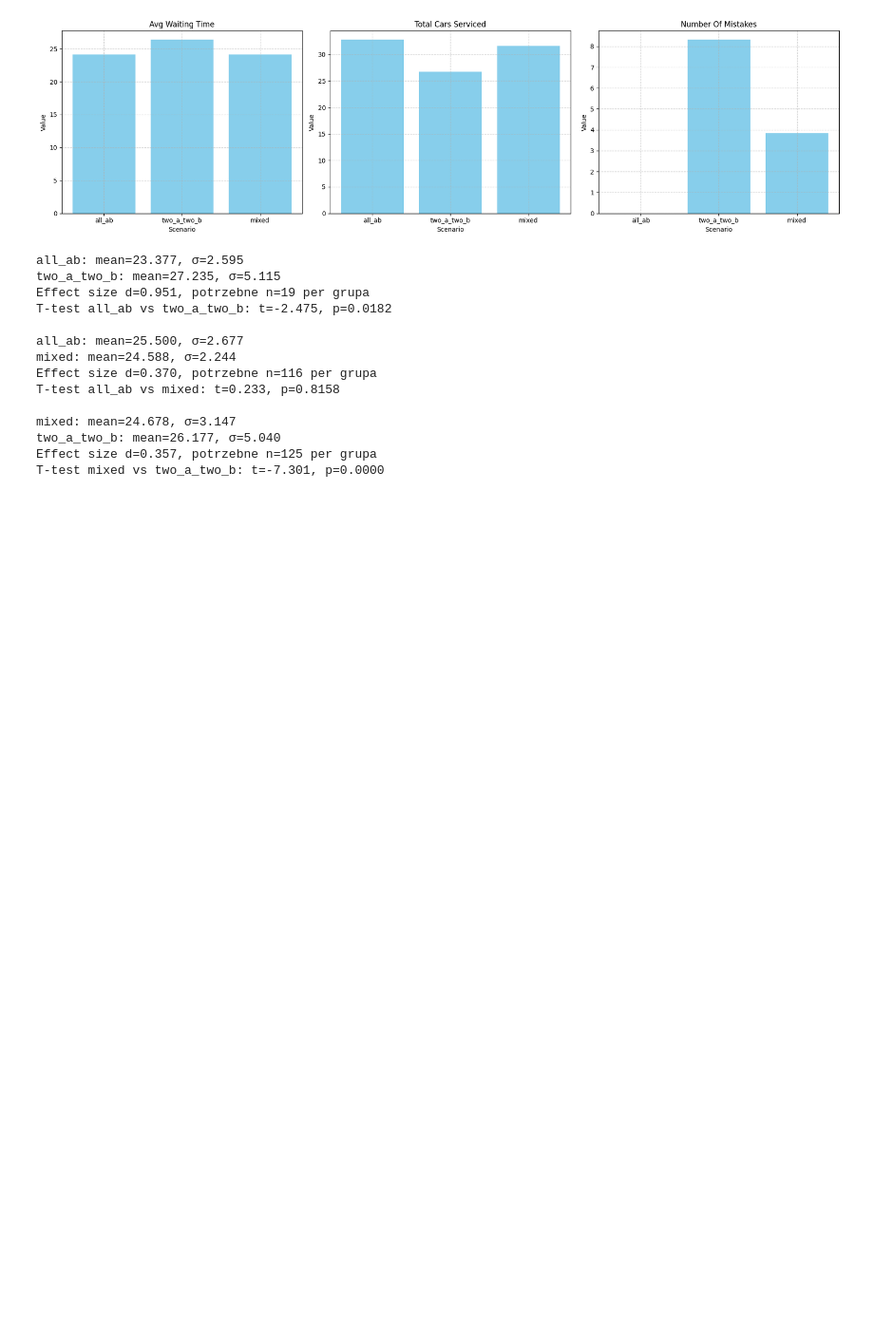
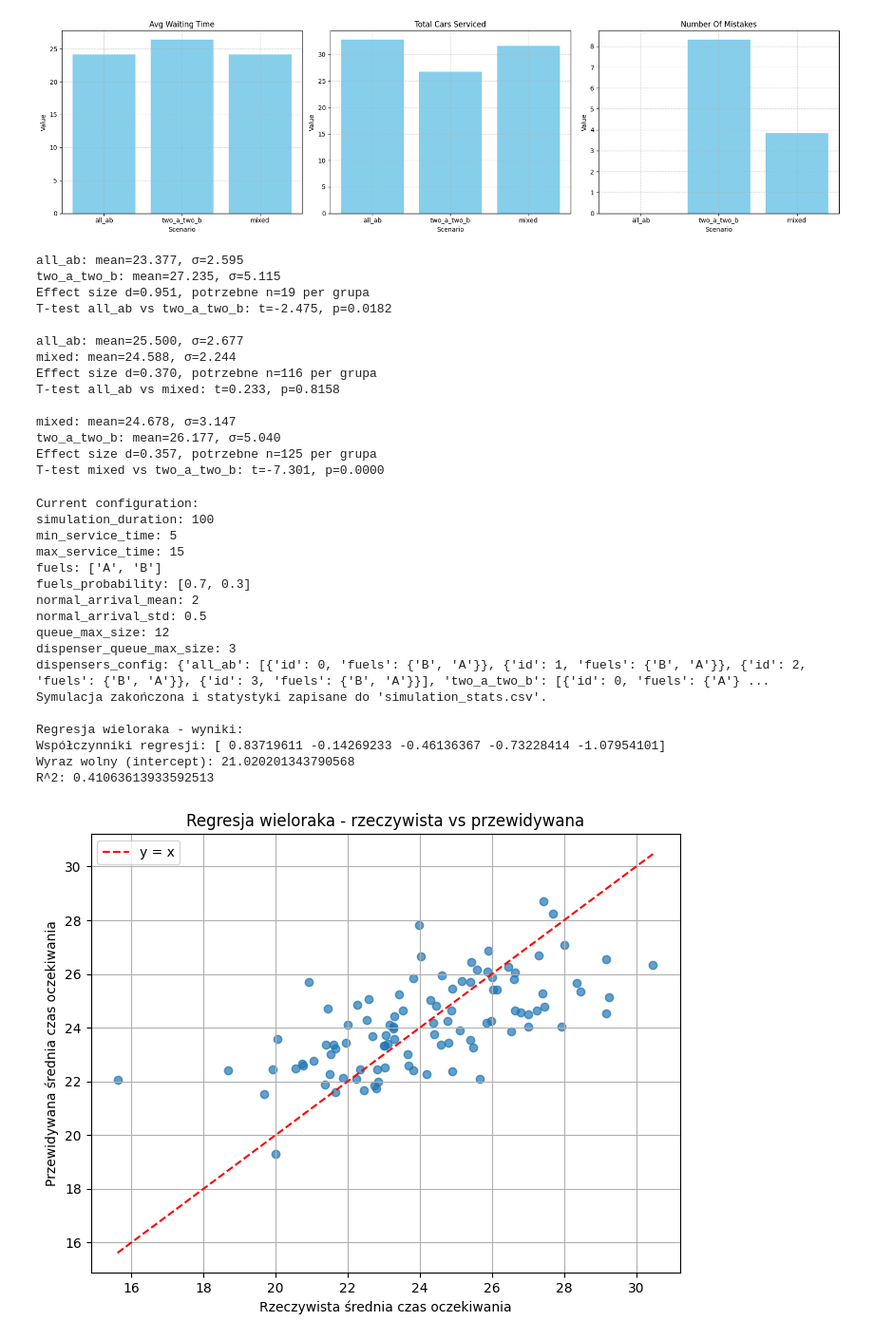
Before and after one commit to VgHost-26/Statystyka-Projekt, a Jupyter notebook: test.ipynb, the cells around one changed output. Shown: that part at 95% size. Cells and saved outputs as stored; diff of their text form; code cells hidden in the pictures; blank space fills up the shorter version.

Commit message:
test_regresja

```diff
--- a/test.ipynb
+++ b/test.ipynb
@@ -95,3 +95,79 @@ mixed: mean=24.678, σ=3.147
 two_a_two_b: mean=26.177, σ=5.040
 Effect size d=0.357, potrzebne n=125 per grupa
 T-test mixed vs two_a_two_b: t=-7.301, p=0.0000
+# %%
+from main import (
+    config,
+    show_config,
+    run_multiple_simulations,
+    export_multiple_stats_to_csv,
+)
+
+import numpy as np
+from sklearn.linear_model import LinearRegression
+import matplotlib.pyplot as plt
+
+def prepare_regression_data(stats_list):
+    y = []
+    X = []
+    for stats in stats_list:
+        y.append(stats["avg_waiting_time"])
+        features = [
+            stats["total_cars_generated"],
+            stats["number_of_mistakes"],
+            stats["total_cars_in_main_queue_at_end"],
+            stats["total_cars_in_mini_queues_at_end"],
+            stats["total_cars_serviced"],
+        ]
+        X.append(features)
+    return np.array(X), np.array(y)
+
+def run_multiple_regression(stats_list):
+    X, y = prepare_regression_data(stats_list)
+    model = LinearRegression()
+    model.fit(X, y)
+
+    y_pred = model.predict(X)
+
+    print("Regresja wieloraka - wyniki:")
+    print(f"Współczynniki regresji: {model.coef_}")
+    print(f"Wyraz wolny (intercept): {model.intercept_}")
+    print(f"R^2: {model.score(X, y)}")
+
+    # Wykres rzeczywistej vs przewidywanej średniej czasu oczekiwania
+    plt.figure(figsize=(8,6))
+    plt.scatter(y, y_pred, alpha=0.7)
+    plt.plot([min(y), max(y)], [min(y), max(y)], 'r--', label='y = x')
+    plt.xlabel("Rzeczywista średnia czas oczekiwania")
+    plt.ylabel("Przewidywana średnia czas oczekiwania")
+    plt.title("Regresja wieloraka - rzeczywista vs przewidywana")
+    plt.legend()
+    plt.grid(True)
+    plt.show()
+
+if __name__ == "__main__":
+    show_config()
+    scenario = config["dispensers_config"]["mixed"]
+    simulation_states, simulation_stats = run_multiple_simulations(100, scenario)
+    export_multiple_stats_to_csv(simulation_stats, "simulation_stats.csv")
+    print("Symulacja zakończona i statystyki zapisane do 'simulation_stats.csv'.\n")
+    run_multiple_regression(simulation_stats)
+# %% [output]
+Current configuration:
+simulation_duration: 100
+min_service_time: 5
+max_service_time: 15
+fuels: ['A', 'B']
+fuels_probability: [0.7, 0.3]
+normal_arrival_mean: 2
+normal_arrival_std: 0.5
+queue_max_size: 12
+dispenser_queue_max_size: 3
+dispensers_config: {'all_ab': [{'id': 0, 'fuels': {'B', 'A'}}, {'id': 1, 'fuels': {'B', 'A'}}, {'id': 2, 'fuels': {'B', 'A'}}, {'id': 3, 'fuels': {'B', 'A'}}], 'two_a_two_b': [{'id': 0, 'fuels': {'A'} ...
+Symulacja zakończona i statystyki zapisane do 'simulation_stats.csv'.
+
+Regresja wieloraka - wyniki:
+Współczynniki regresji: [ 0.83719611 -0.14269233 -0.46136367 -0.73228414 -1.07954101]
+Wyraz wolny (intercept): 21.020201343790568
+R^2: 0.41063613933592513
+[figure, added]
```
Also changed, not shown: 1 other file.
